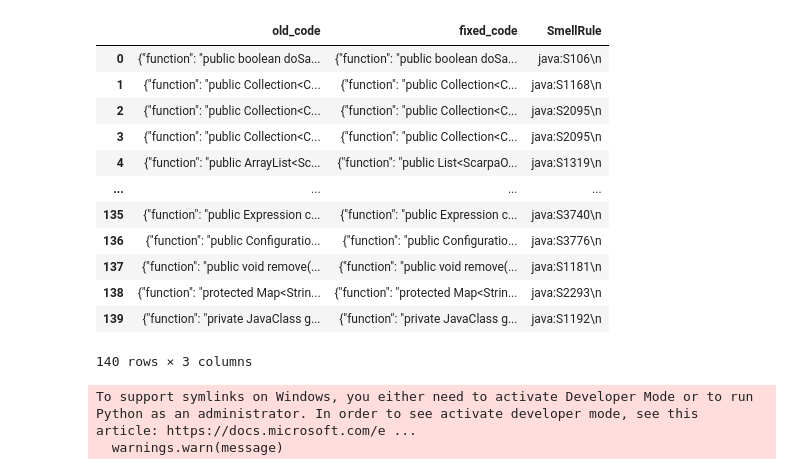
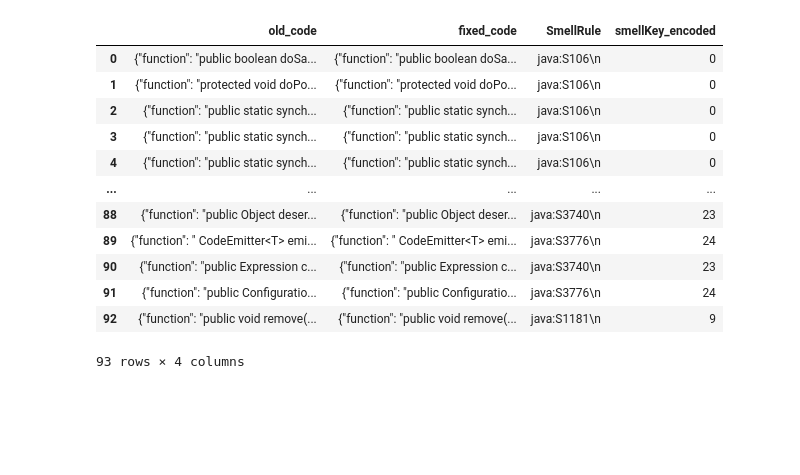
Before and after one commit to FSMVU-Tubitak-1001-Kod-Analiz/SequentialLSTM, a Jupyter notebook: twin_rnn_practices/embeddings/embeddings.ipynb, the cells around one changed output. Drawn from its saved outputs; the diff is of its cells as text; code cells hidden in the pictures; blank space fills up the shorter version.

Commit message:
primitive embeeding with history

```diff
--- a/twin_rnn_practices/embeddings/embeddings.ipynb
+++ b/twin_rnn_practices/embeddings/embeddings.ipynb
@@ -4,22 +4,22 @@ import numpy as np
 from sentence_transformers import SentenceTransformer, util
 import torch
 # %%
-df = pd.read_csv("./history_output.csv")
+df = pd.read_csv("./filtered_data.csv")
 df
 # %% [output]
-|  | old_code | fixed_code | SmellRule |
-| 0 | {"function": "public boolean doSa... | {"function": "public boolean doSa... | java:S106\n |
-| 1 | {"function": "public Collection<C... | {"function": "public Collection<C... | java:S1168\n |
-| 2 | {"function": "public Collection<C... | {"function": "public Collection<C... | java:S2095\n |
-| 3 | {"function": "public Collection<C... | {"function": "public Collection<C... | java:S2095\n |
-| 4 | {"function": "public ArrayList<Sc... | {"function": "public List<ScarpaO... | java:S1319\n |
-| ... | ... | ... | ... |
-| 135 | {"function": "public Expression c... | {"function": "public Expression c... | java:S3740\n |
-| 136 | {"function": "public Configuratio... | {"function": "public Configuratio... | java:S3776\n |
-| 137 | {"function": "public void remove(... | {"function": "public void remove(... | java:S1181\n |
-| 138 | {"function": "protected Map<Strin... | {"function": "protected Map<Strin... | java:S2293\n |
-| 139 | {"function": "private JavaClass g... | {"function": "private JavaClass g... | java:S1192\n |
+|  | old_code | fixed_code | SmellRule | smellKey_encoded |
+| 0 | {"function": "public boolean doSa... | {"function": "public boolean doSa... | java:S106\n | 0 |
+| 1 | {"function": "protected void doPo... | {"function": "protected void doPo... | java:S106\n | 0 |
+| 2 | {"function": "public static synch... | {"function": "public static synch... | java:S106\n | 0 |
+| 3 | {"function": "public static synch... | {"function": "public static synch... | java:S106\n | 0 |
+| 4 | {"function": "public static synch... | {"function": "public static synch... | java:S106\n | 0 |
+| ... | ... | ... | ... | ... |
+| 88 | {"function": "public Object deser... | {"function": "public Object deser... | java:S3740\n | 23 |
+| 89 | {"function": " CodeEmitter<T> emi... | {"function": " CodeEmitter<T> emi... | java:S3776\n | 24 |
+| 90 | {"function": "public Expression c... | {"function": "public Expression c... | java:S3740\n | 23 |
+| 91 | {"function": "public Configuratio... | {"function": "public Configuratio... | java:S3776\n | 24 |
+| 92 | {"function": "public void remove(... | {"function": "public void remove(... | java:S1181\n | 9 |
-140 rows × 3 columns
+93 rows × 4 columns
 # %%
 import csv
 import pandas as pd
@@ -65,15 +65,12 @@ preprocessed_fixed_code = [fn.strip() for fn in fixed_code]
 model = SentenceTransformer('bert-base-nli-mean-tokens')
 
 old_embeddings = model.encode(preprocessed_old_code, convert_to_tensor=True)
-save_path2 = 'bert_old.pt'
+save_path2 = 'bert_old2.pt'
 torch.save(old_embeddings, save_path2)
 fixed_embeddings = model.encode(preprocessed_fixed_code, convert_to_tensor=True)
 
-save_path = 'bert_fixed.pt'
+save_path = 'bert_fixed2.pt'
 torch.save(fixed_embeddings, save_path)
-# %% [output]
-To support symlinks on Windows, you either need to activate Developer Mode or to run Python as an administrator. In order to see activate developer mode, see this article: https://docs.microsoft.com/e ...
-  warnings.warn(message)
 # %%
 loaded_fixembed = torch.load(save_path)
 loaded_fixembed
```
Also changed, not shown: parts of 3 cells of this notebook, 9 other files.
